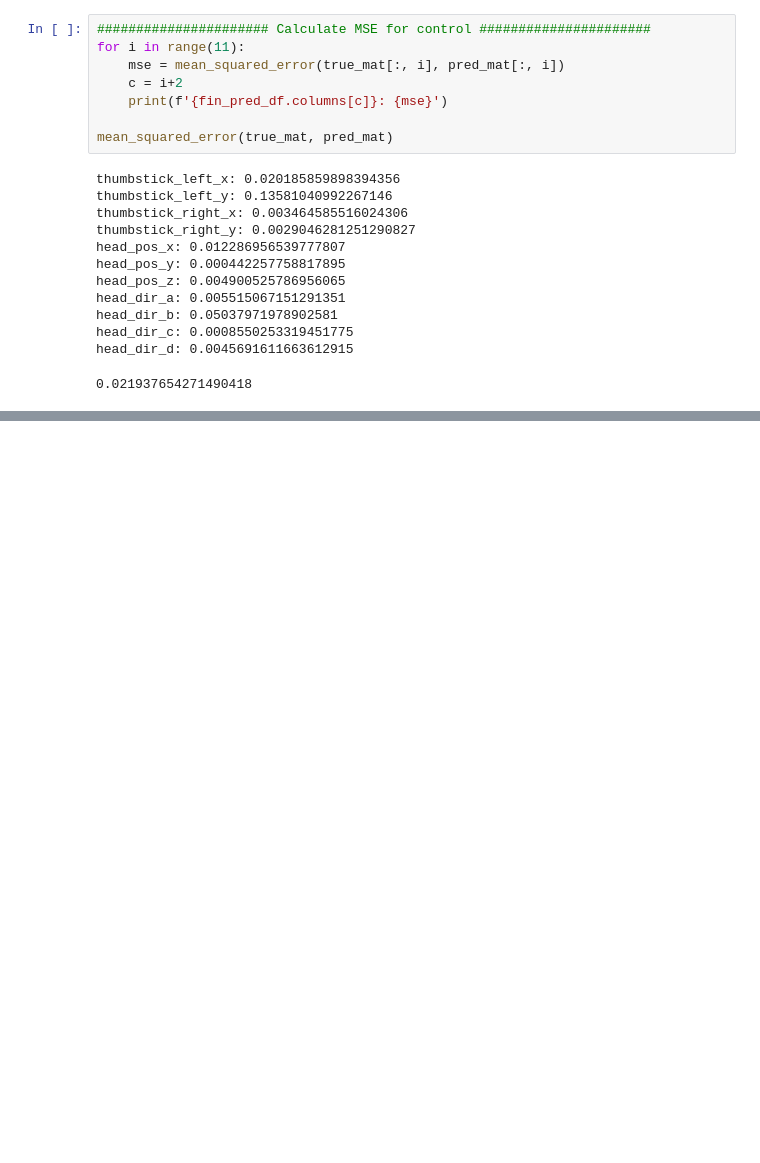
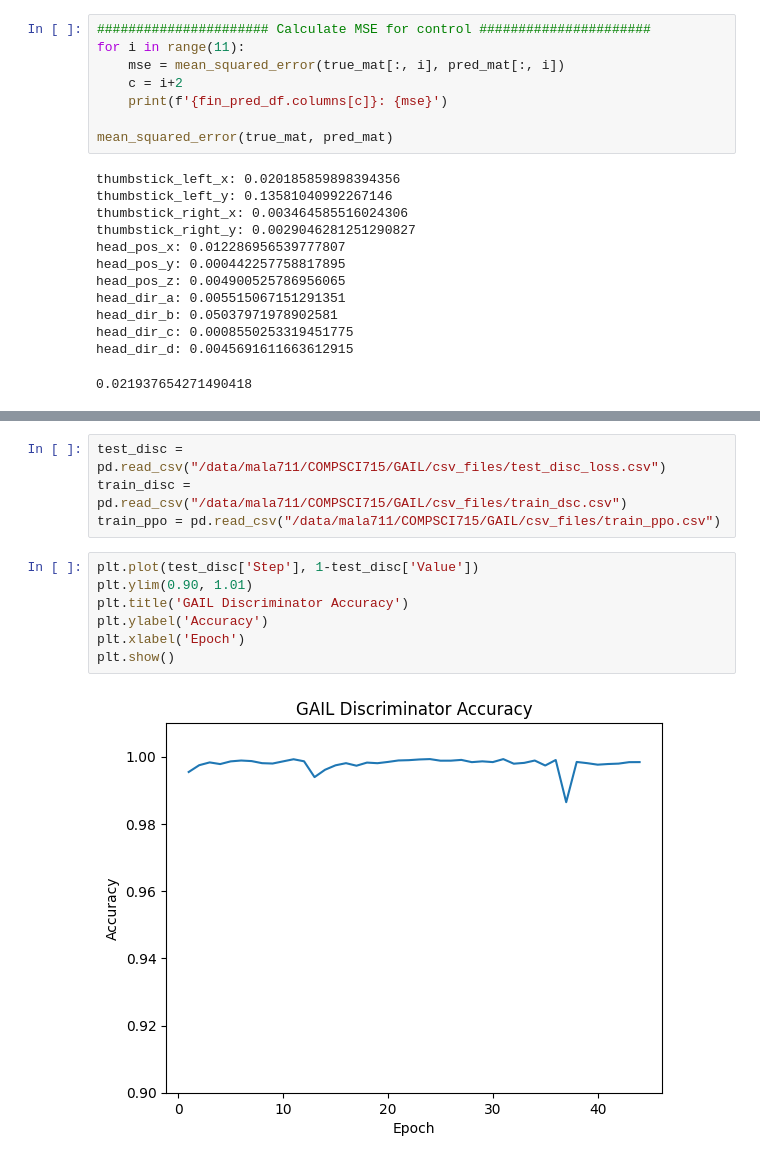
Before and after one commit to mattalajas/COMPSCI715, a Jupyter notebook: utils/visualisation.ipynb, the cells around one changed output, grey strips where cells are left out. Drawn from its saved outputs; the diff is of its cells as text; blank space fills up the shorter version.

```diff
--- a/utils/visualisation.ipynb
+++ b/utils/visualisation.ipynb
@@ -113,0 +226,13 @@ for i in range(11):
+# %%
+test_disc = pd.read_csv("/data/mala711/COMPSCI715/GAIL/csv_files/test_disc_loss.csv")
+train_disc = pd.read_csv("/data/mala711/COMPSCI715/GAIL/csv_files/train_dsc.csv")
+train_ppo = pd.read_csv("/data/mala711/COMPSCI715/GAIL/csv_files/train_ppo.csv")
+# %%
+plt.plot(test_disc['Step'], 1-test_disc['Value'])
+plt.ylim(0.90, 1.01)
+plt.title('GAIL Discriminator Accuracy')
+plt.ylabel('Accuracy')
+plt.xlabel('Epoch')
+plt.show()
+# %% [output]
+[figure, added]
```
Also changed, not shown: parts of 7 cells of this notebook, 5 other files.
